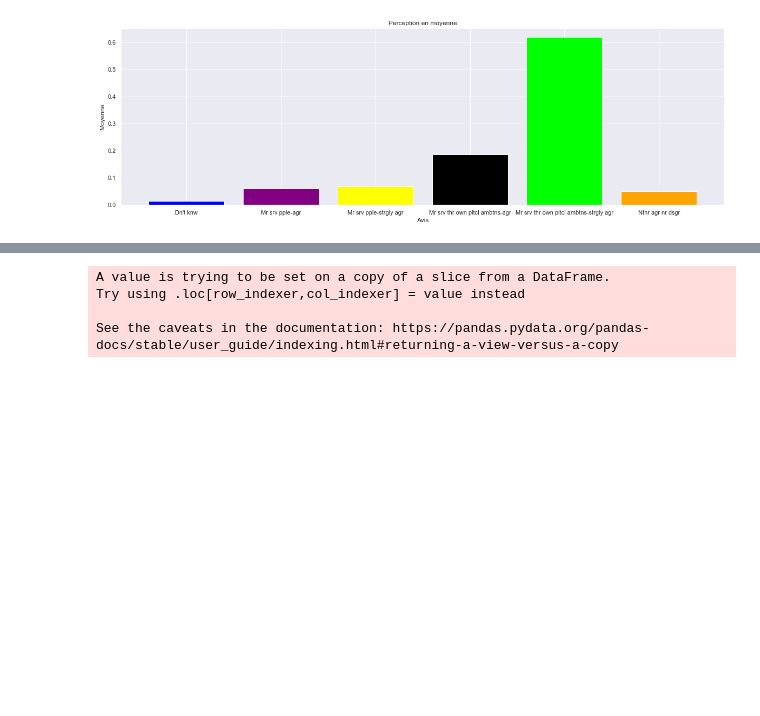
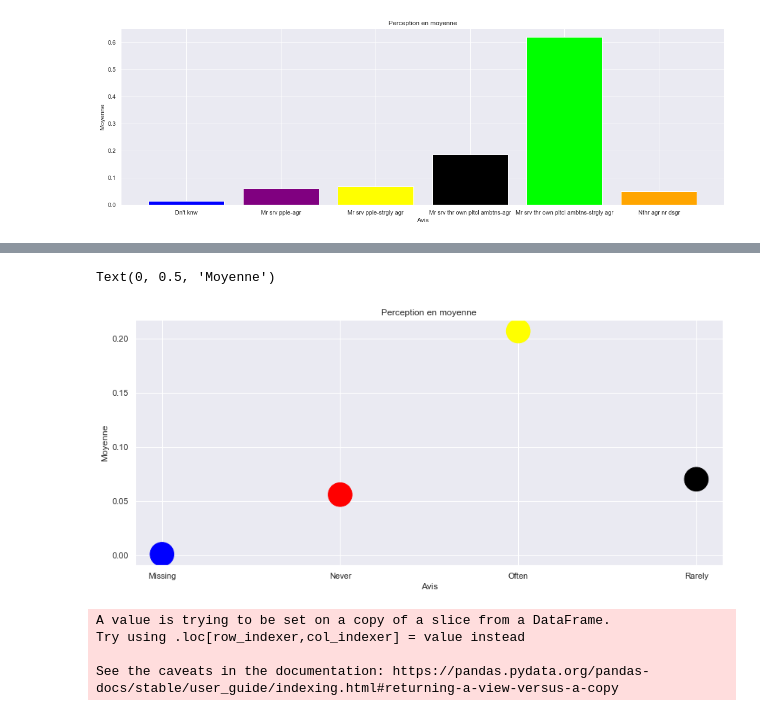
Before and after one commit to ikhalild/Data-analysis-with-python, a Jupyter notebook: manipulation.ipynb, the cells around one changed output, grey strips where cells are left out. Saved outputs shown, nothing was run; the diff lists cells and outputs as text; code cells hidden in the pictures; blank space fills up the shorter version.

```diff
--- a/manipulation.ipynb
+++ b/manipulation.ipynb
@@ -793,0 +796,3 @@ Text(0, 0.5, 'Moyenne')
+# %%
+x9= data3_SEN1_with_dummies[["Q51A_Missing","Q51A_Never", "Q51A_Often","Q51A_Rarely"]].describe()
+x9
@@ -794,3 +809,17 @@ Text(0, 0.5, 'Moyenne')
+# %%
+Perception9= ["Missing","Never","Often","Rarely"]
+Moyenne9= x9.iloc[1]
+%matplotlib inline
+import matplotlib.pyplot as plt
+plt.figure(figsize = (14 , 6))
+couleursx9 = ["blue", "red","yellow","black"]
+plt.scatter(Perception9, Moyenne9, marker="o", color= couleursx9, s = 1000)
+plt.title("Perception en moyenne")
+plt.xlabel("Avis")
+plt.ylabel("Moyenne")
+# %% [output]
+Text(0, 0.5, 'Moyenne')
+[figure, added]
 # %%
 import plotly.graph_objects as go
 
```
Also changed, not shown: parts of 2 cells of this notebook.
